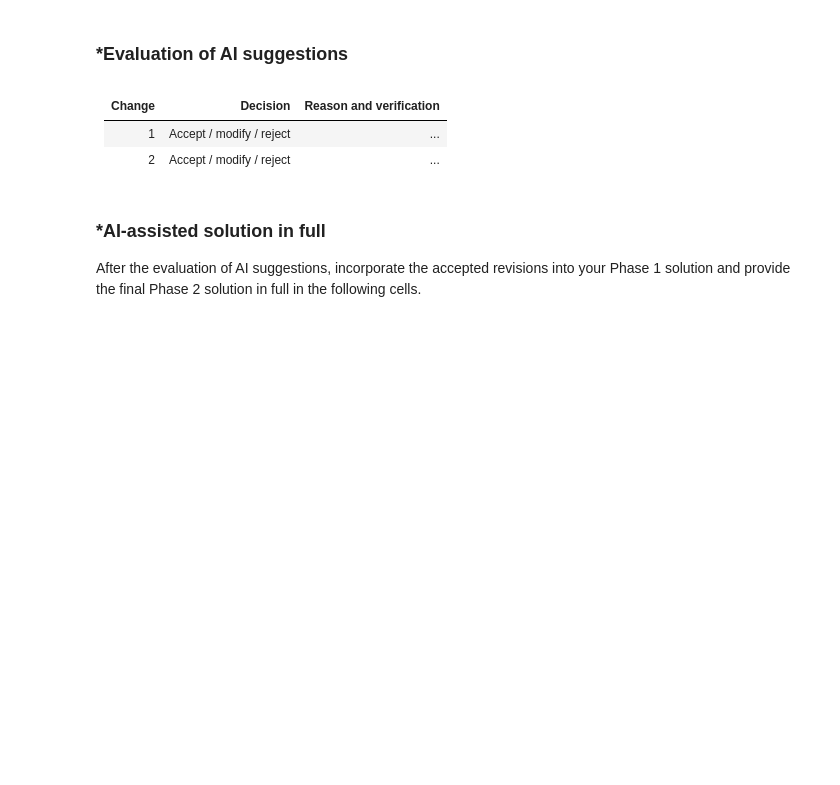
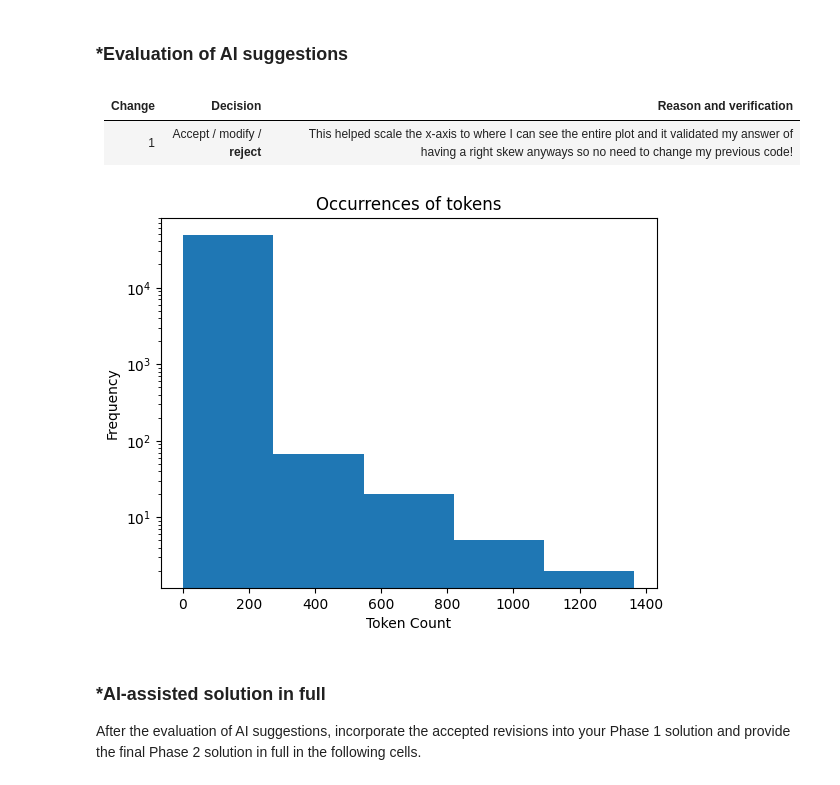
Before and after one commit to anayamgreen/A05-pca, a Jupyter notebook: A5.ipynb, the cells around one changed output. Saved outputs shown, nothing was run; the diff lists cells and outputs as text; code cells hidden in the pictures; blank space fills up the shorter version.

```diff
--- a/A5.ipynb
+++ b/A5.ipynb
@@ -344,10 +416,32 @@ Keep Phase 1 frozen.
 # %% [markdown]
 ### *Evaluation of AI suggestions
-# %% [markdown]
-| Change | Decision | Reason and verification |
-|---|---|---|
-| 1 | Accept / modify / reject | ... |
-| 2 | Accept / modify / reject | ... |
+# %% [markdown]
+| Change | Decision | Reason and verification |
+|---|---|---|
+| 1 | Accept / modify / **reject** | This helped scale the x-axis to where I can see the entire plot and it validated my answer of having a right skew anyways so no need to change my previous code! |
+# %%
+# TESTED AI CODE
+
+# Load in packages
+import numpy as np
+import pandas as pd
+import seaborn as sns
+import matplotlib.pyplot as plt
+
+# make hist
+plt.hist(token_count.values(), bins=5)
+#AI log code
+plt.yscale('log')
+#make title for hist
+plt.title("Occurrences of tokens")
+# make an xlabel for the hist
+plt.xlabel("Token Count")
+#make a ylabel for the hist
+plt.ylabel("Frequency")
+# show plot
+plt.show()
+# %% [output]
+[figure, added]
 # %% [markdown]
 ### *AI-assisted solution in full
 After the evaluation of AI suggestions, incorporate the accepted revisions into your Phase 1 solution and provide the final Phase 2 solution in full in the following cells.
```
Also changed, not shown: parts of 9 cells of this notebook.
